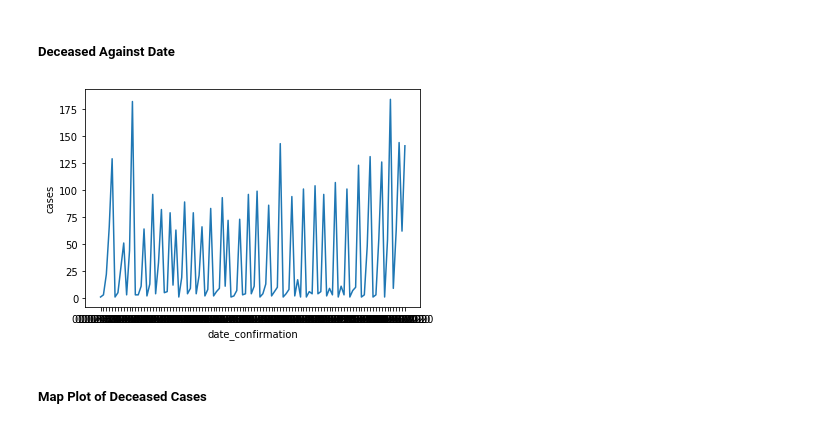
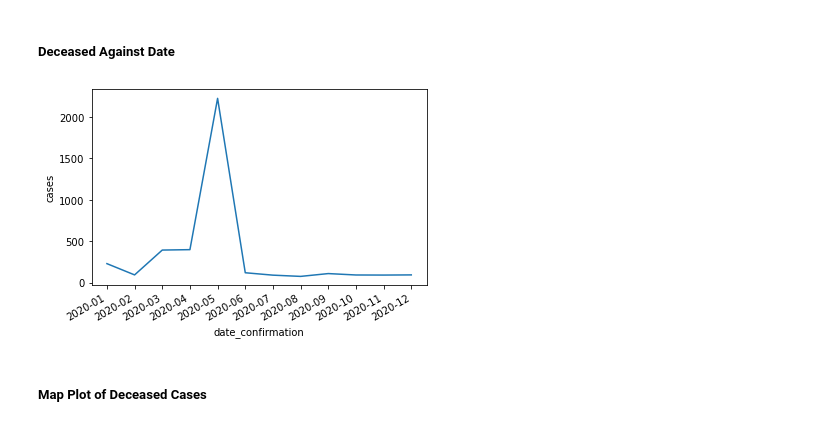
Before and after one commit to HarryPreet/data-mining-459, a Jupyter notebook: milestone1/code/src/eda.ipynb, the cells around one changed output. Saved outputs shown, nothing was run; the diff lists cells and outputs as text; code cells hidden in the pictures.

Commit message:
Added more plots

```diff
--- a/milestone1/code/src/eda.ipynb
+++ b/milestone1/code/src/eda.ipynb
@@ -140,10 +156,14 @@ p.set(ylim=(0,15000))
 ##### Deceased Against Date
 # %%
 cases_train_dec= cases_train.loc[cases_train['outcome_group'] =='deceased']
+cases_train_dec.loc[cases_train_dec['date_confirmation'].str.len() > 10,"date_confirmation"] = "26.02.2020"
+cases_train_dec['date_confirmation'] = cases_train_dec['date_confirmation'].astype('datetime64[ns]')
+cases_train_dec['date_confirmation'] = cases_train_dec['date_confirmation'].dt.strftime('%Y-%m')
 date = cases_train_dec.groupby('date_confirmation').size().to_frame('cases')
 p = sns.lineplot(x="date_confirmation",y="cases",data = date)
+p.get_figure().autofmt_xdate()
 # %% [output]
-[figure, old version]
+[figure, new version]
 # %% [markdown]
 ##### Map Plot of Deceased Cases
 # %%
```
Also changed, not shown: parts of 28 cells of this notebook.
